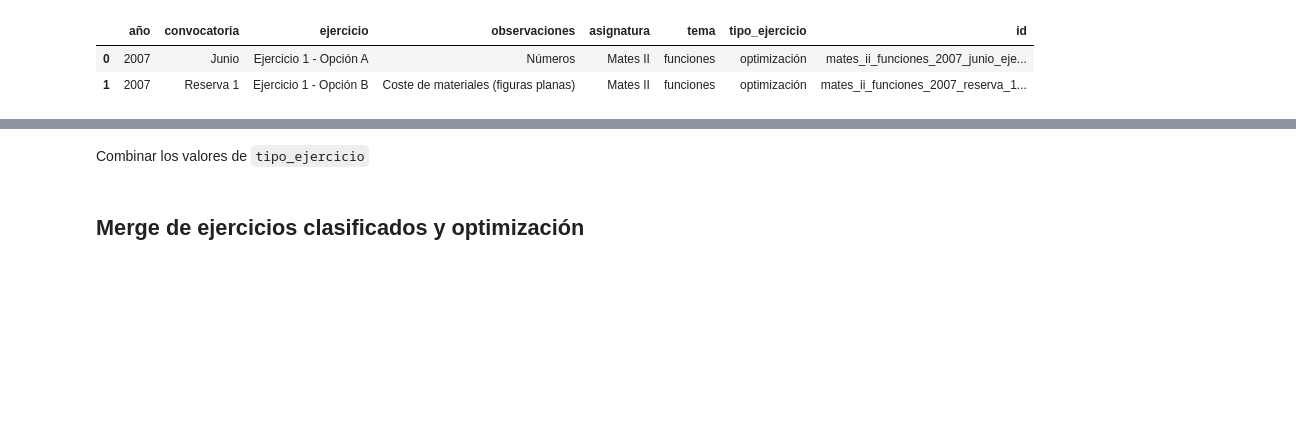
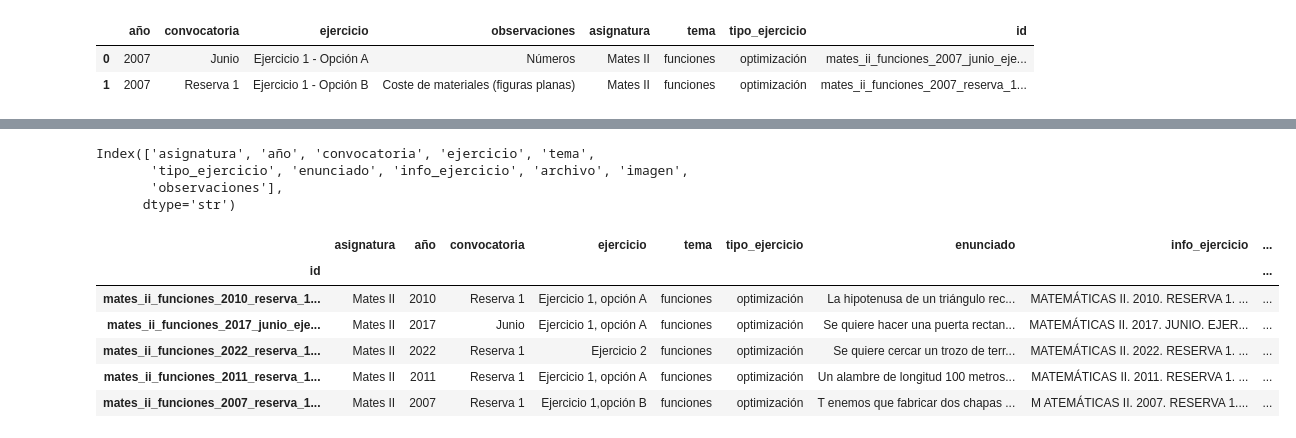
Before and after one commit to chusk2/clasificador_selectividad, a Jupyter notebook: jupyter notebooks/optimización.ipynb, the cells around one changed output, grey strips where cells are left out. Cells and saved outputs as stored; diff of their text form; code cells hidden in the pictures; blank space fills up the shorter version.

```diff
--- a/jupyter notebooks/optimización.ipynb
+++ b/jupyter notebooks/optimización.ipynb
@@ -62,4 +66,4 @@ df_opt.head(2)
 | 0 | 2007 | Junio | Ejercicio 1 - Opción A | Números | Mates II | funciones | optimización | mates_ii_funciones_2007_junio_eje... |
 | 1 | 2007 | Reserva 1 | Ejercicio 1 - Opción B | Coste de materiales (figuras planas) | Mates II | funciones | optimización | mates_ii_funciones_2007_reserva_1... |
 # %%
-df_opt_to_merge = df_opt.loc[:, ["id", "tipo_ejercicio", "observaciones"]]
+df_opt_to_merge = df_opt.loc[:, ["id", "tipo_ejercicio", "observaciones"]].set_index("id")
@@ -66,4 +80,23 @@ df_opt_to_merge = df_opt.loc[:, ["id", "tipo_ejercicio", "observaciones"]]
+# %%
+df_enun = df_enun.set_index("id")
+# %%
+# añadir observaciones
+df_enun["observaciones"] = pd.NA
+df_enun.update(df_opt_to_merge)
+# %%
+df_enun.columns
+# %% [output]
+Index(['asignatura', 'año', 'convocatoria', 'ejercicio', 'tema',
+       'tipo_ejercicio', 'enunciado', 'info_ejercicio', 'archivo', 'imagen',
+       'observaciones'],
+      dtype='str')
 # %%
-merged_df = pd.merge(df_ejercicios, df_opt_to_merge, on = "id", how = "left")
+df_enun[(df_enun.asignatura == "Mates II") & (df_enun.tipo_ejercicio == "optimización")].sample(5)
+# %% [output]
+|  | asignatura | año | convocatoria | ejercicio | tema | tipo_ejercicio | enunciado | info_ejercicio | ... |
+| id |  |  |  |  |  |  |  |  | ... |
+| mates_ii_funciones_2010_reserva_1... | Mates II | 2010 | Reserva 1 | Ejercicio 1, opción A | funciones | optimización | La hipotenusa de un triángulo rec... | MATEMÁTICAS II. 2010. RESERVA 1. ... | ... |
+| mates_ii_funciones_2017_junio_eje... | Mates II | 2017 | Junio | Ejercicio 1, opción A | funciones | optimización | Se quiere hacer una puerta rectan... | MATEMÁTICAS II. 2017. JUNIO. EJER... | ... |
+| mates_ii_funciones_2022_reserva_1... | Mates II | 2022 | Reserva 1 | Ejercicio 2 | funciones | optimización | Se quiere cercar un trozo de terr... | MATEMÁTICAS II. 2022. RESERVA 1. ... | ... |
+| mates_ii_funciones_2011_reserva_1... | Mates II | 2011 | Reserva 1 | Ejercicio 1, opción A | funciones | optimización | Un alambre de longitud 100 metros... | MATEMÁTICAS II. 2011. RESERVA 1. ... | ... |
+| mates_ii_funciones_2007_reserva_1... | Mates II | 2007 | Reserva 1 | Ejercicio 1,opción B | funciones | optimización | T enemos que fabricar dos chapas ... | M ATEMÁTICAS II. 2007. RESERVA 1.... | ... |
-# %% [markdown]
-Combinar los valores de `tipo_ejercicio`
@@ -81,2 +102,0 @@ merged_df.drop(["tipo_ejercicio_x", "tipo_ejercicio_y"], axis = 1, inplace=True)
-# %% [markdown]
-## Merge de ejercicios clasificados y optimización
```
Also changed, not shown: parts of 11 cells of this notebook, 15 other files.
